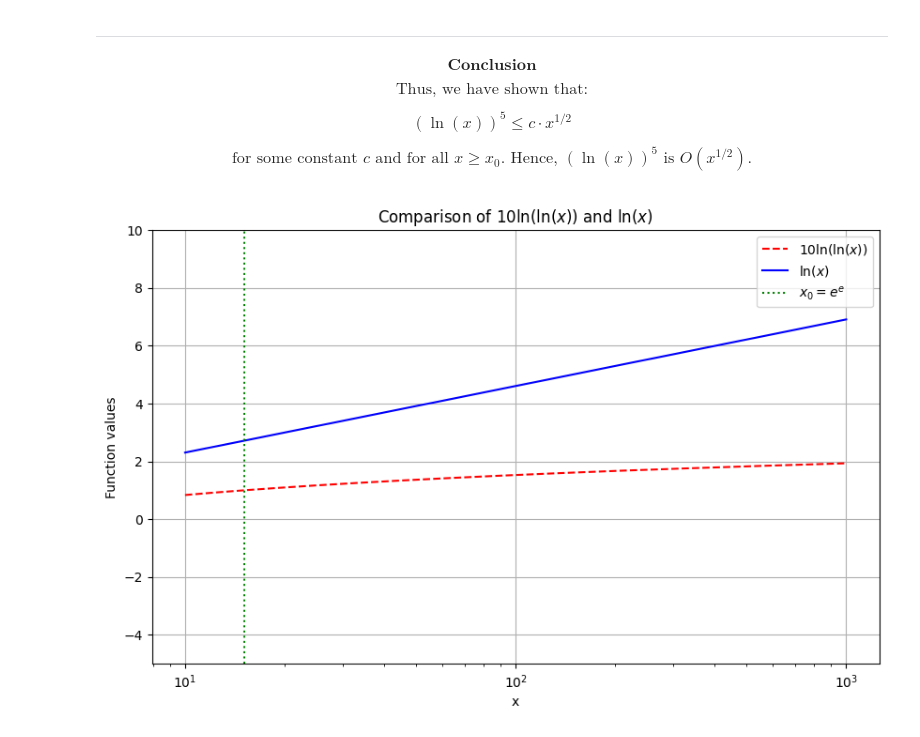
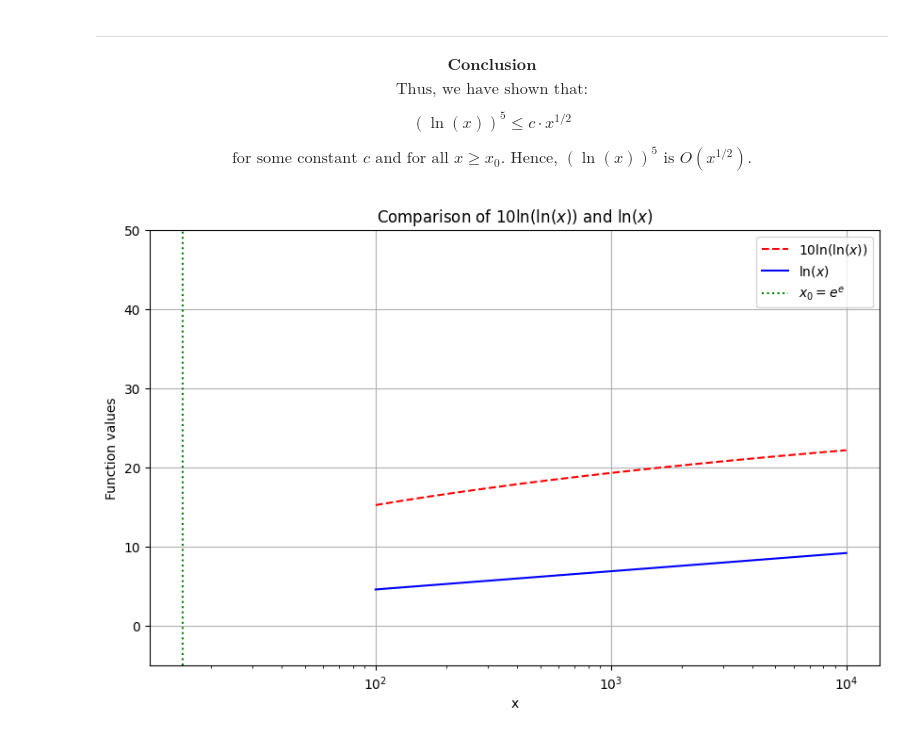
Before and after one commit to OmerFaruk-Celik/AlgoritmaAnalizi, a Jupyter notebook: FuncIncreaseSpeed.ipynb, the cells around one changed output. Drawn from its saved outputs; the diff is of its cells as text; code cells hidden in the pictures.

```diff
--- a/FuncIncreaseSpeed.ipynb
+++ b/FuncIncreaseSpeed.ipynb
@@ -183,34 +183,34 @@ import numpy as np
 import matplotlib.pyplot as plt
 
 # x değerlerini belirleyelim (e^e'den büyük değerler almalıyız)
-x = np.linspace(10, 1000, 1000)  # x ∈ [10, 1000] aralığında 1000 nokta
+x = np.linspace(100, 10000, 10000)  # x ∈ [10, 1000] aralığında 1000 nokta
 
 # Log fonksiyonlarını hesaplayalım
 ln_x = np.log(x)
 ln_ln_x = np.log(ln_x)
 
 # Sol taraf: 10 * ln(ln(x))
 lhs =  10*ln_ln_x
 
 # Sağ taraf: ln(x)
 rhs = ln_x
 
 # Grafiği çizelim
 plt.figure(figsize=(10, 6))
 plt.plot(x, lhs, label=r"$10 \ln(\ln(x))$", linestyle="dashed", color="red")
 plt.plot(x, rhs, label=r"$\ln(x)$", linestyle="solid", color="blue")
 
 # x_0 için dikey çizgi (yaklaşık x_0 = 20)
 plt.axvline(x=np.exp(np.exp(1)), color='green', linestyle="dotted", label=r"$x_0 = e^e$")
 
 # Grafik detayları
 plt.xlabel("x")
 plt.ylabel("Function values")
 plt.title("Comparison of $10 \ln(\ln(x))$ and $\ln(x)$")
 plt.legend()
 plt.grid(True)
-plt.ylim(-5, 10)  # Görüntü açısından y eksenini sınırlayalım
+plt.ylim(-5, 50)  # Görüntü açısından y eksenini sınırlayalım
 plt.xscale("log")  # Daha iyi görselleştirme için logaritmik x-ekseni kullan
 plt.show()
 # %% [output]
-[figure, old version]
+[figure, new version]
```
